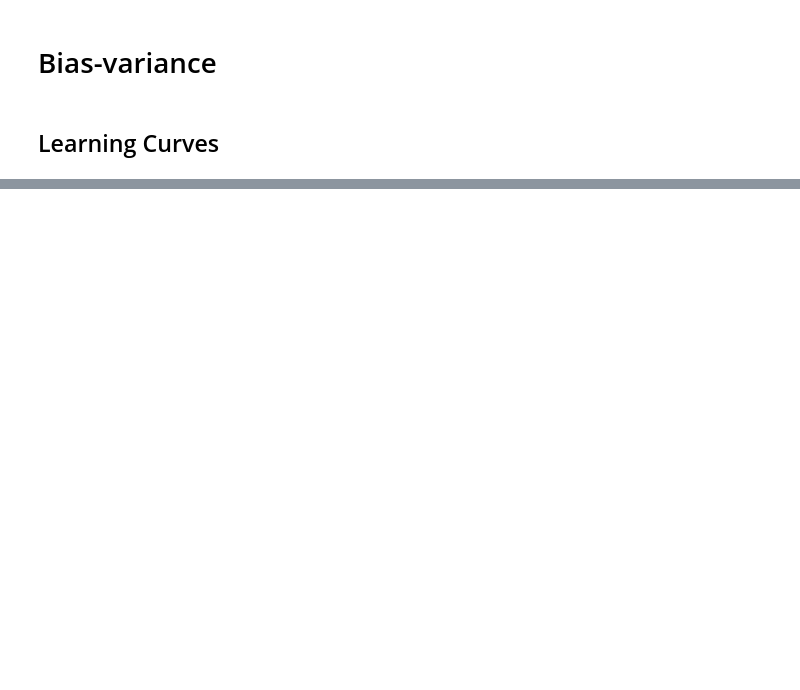
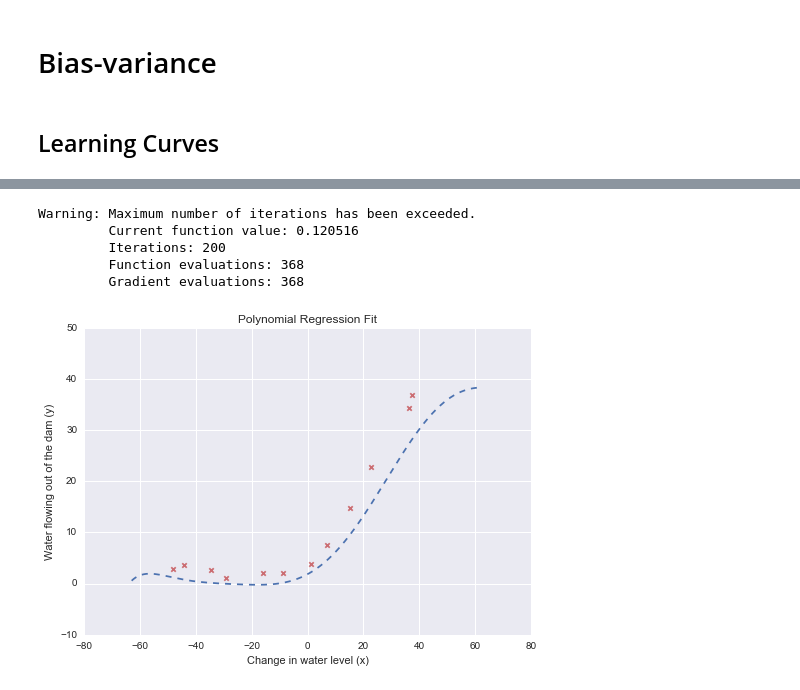
Before and after one commit to reinka/coding, a Jupyter notebook: MachineLearning/Misc/Bias Variance.ipynb, the cells around one changed output, grey strips where cells are left out. Drawn from its saved outputs; the diff is of its cells as text; code cells hidden in the pictures; blank space fills up the shorter version.

```diff
--- a/MachineLearning/Misc/Bias Variance.ipynb
+++ b/MachineLearning/Misc/Bias Variance.ipynb
@@ -250,0 +405,12 @@ array([[1],
+# %%
+theta = lin_mod.train(X, y, add_bias=True, plot=False, p = 8)
+# %% [output]
+Warning: Maximum number of iterations has been exceeded.
+         Current function value: 0.120516
+         Iterations: 200
+         Function evaluations: 368
+         Gradient evaluations: 368
+# %%
+lin_mod.poly_plot(y, np.min(X), np.max(X), 8)
+# %% [output]
+[figure, added]
```
Also changed, not shown: parts of 12 cells of this notebook.
